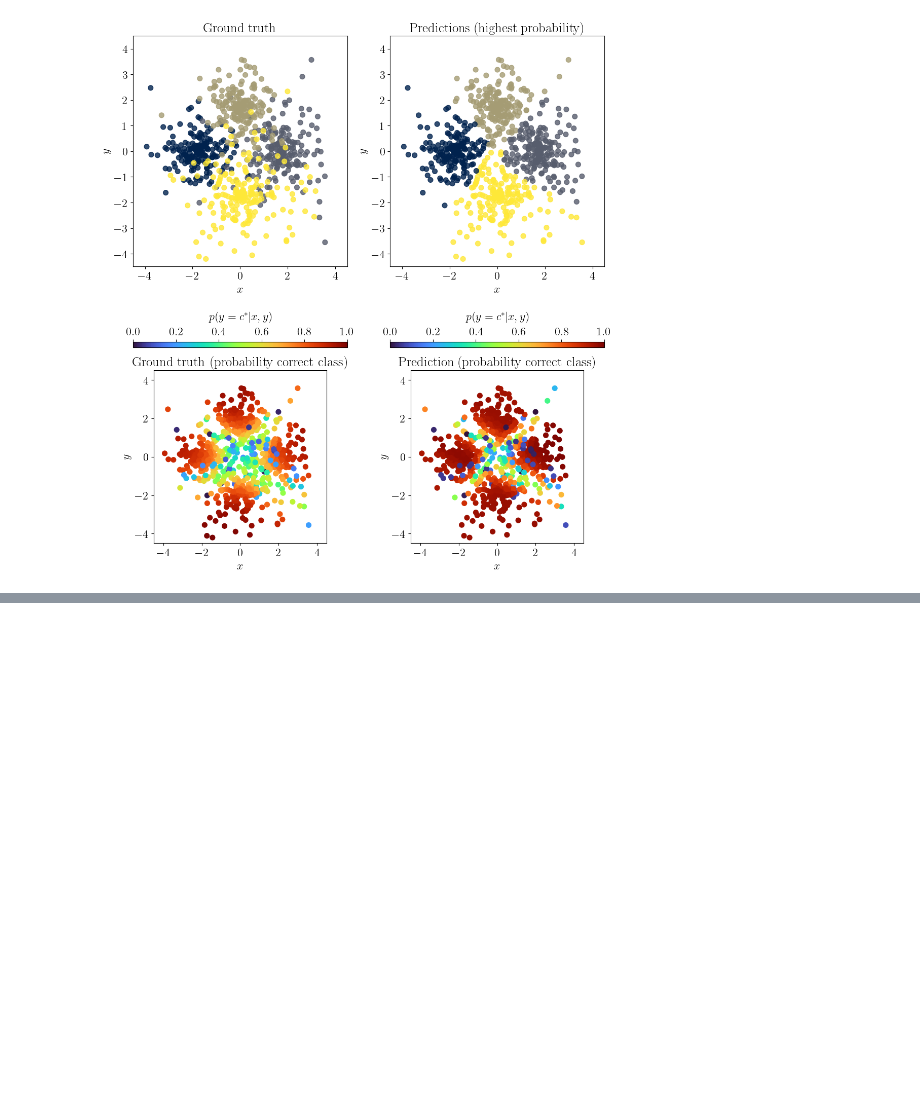
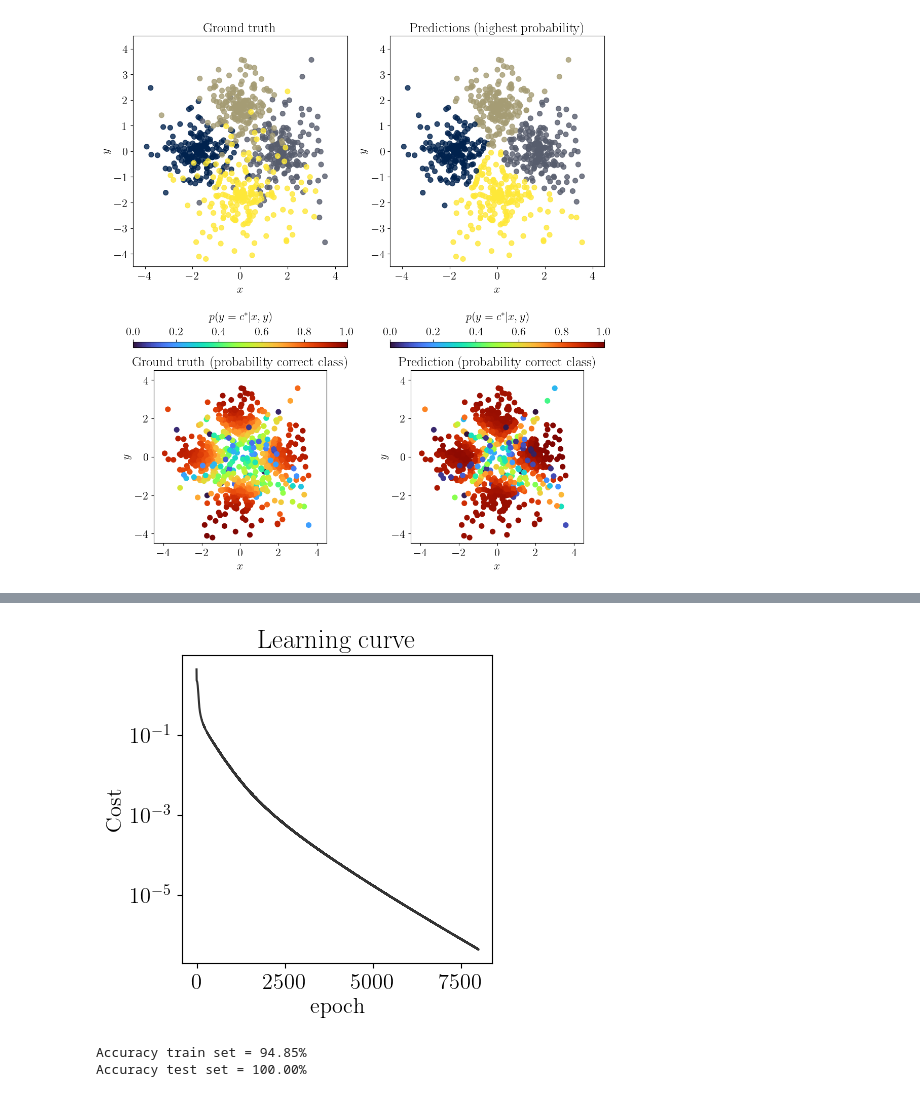
Before and after one commit to pastranacl/IAcobus, a Jupyter notebook: tutorial.ipynb, the cells around one changed output, grey strips where cells are left out. Saved outputs shown, nothing was run; the diff lists cells and outputs as text; code cells hidden in the pictures; blank space fills up the shorter version.

```diff
--- a/tutorial.ipynb
+++ b/tutorial.ipynb
@@ -711,0 +748,66 @@ plt.show()
+# %%
+n_inputs = total_pixels
+topology = [32, 32, 10]
+activation_funcs = ['relu',
+                    'relu',
+                    'softmax']
+
+ryc = IAcobus(n_inputs,
+                topology,
+                activation_funcs,
+                cost_func='cross-entropy')
+
+
+# A) Pre-process the data
+# i. One hot encode and split in test and train sets
+one_hot_number_labels = ryc.one_hot_encoding(numbers_labels, 10)
+numbers_pixels_train, one_hot_numbers_labels_train, numbers_pixels_test, one_hot_numbers_labels_test  =  ryc.split_data_train_test(numbers_pixels,
+                                                                                                                                    one_hot_number_labels,
+                                                                                                                                    p_train=0.6)
+
+# ii. Rescale
+PIX_MAX = np.max(numbers_pixels_train)
+PIX_MIN = np.min(numbers_pixels_train)
+numbers_pixels_train = (numbers_pixels_train - PIX_MIN)/(PIX_MAX - PIX_MIN)
+numbers_pixels_test = (numbers_pixels_test - PIX_MIN)/(PIX_MAX - PIX_MIN)
+
+
+
+# Train the model
+cost = ryc.train(numbers_pixels_train, one_hot_numbers_labels_train,
+                 num_epochs=8_000,
+                 batch_size=50,
+                 learning_rate=1e-3,
+                 algorithm='adopt',
+                 verbose=True)
+# %%
+fig = plt.figure( figsize=(4, 4) )
+ax_cost = fig.add_subplot(1, 1, 1)
+
+ax_cost.plot(cost, color='#333333')
+ax_cost.set_ylabel(r"Cost")
+ax_cost.set_xlabel(r"epoch")
+ax_cost.set_title(r"Learning curve")
+ax_cost.set_yscale('log')
+# %% [output]
+[figure, added]
+# %%
+# Show accuracy in train and test sets
+
+def det_accuracy(pred_probs, true_labels_one_hot):
+    pred_max_prob_labels = np.argmax(pred_probs, axis=0)
+    true_labels =  np.argmax(true_labels_one_hot, axis=0)
+    true_vs_pred = np.where( (pred_max_prob_labels - true_labels)==0, 1, 0)
+    return 100*np.sum(true_vs_pred)/len(true_vs_pred)
+
+pred_numbers_test = ryc.forward(numbers_pixels_test)
+pred_numbers_train = ryc.forward(numbers_pixels_train)
+
+accuracy_test = det_accuracy(pred_numbers_test, one_hot_numbers_labels_test)
+accuracy_train= det_accuracy(pred_numbers_train, one_hot_numbers_labels_train)
+
+print(f"Accuracy train set = {accuracy_test:.2f}%")
+print(f"Accuracy test set = {accuracy_train:.2f}%")
+# %% [output]
+Accuracy train set = 94.85%
+Accuracy test set = 100.00%
```
Also changed, not shown: parts of 14 cells of this notebook, 2 other files.
